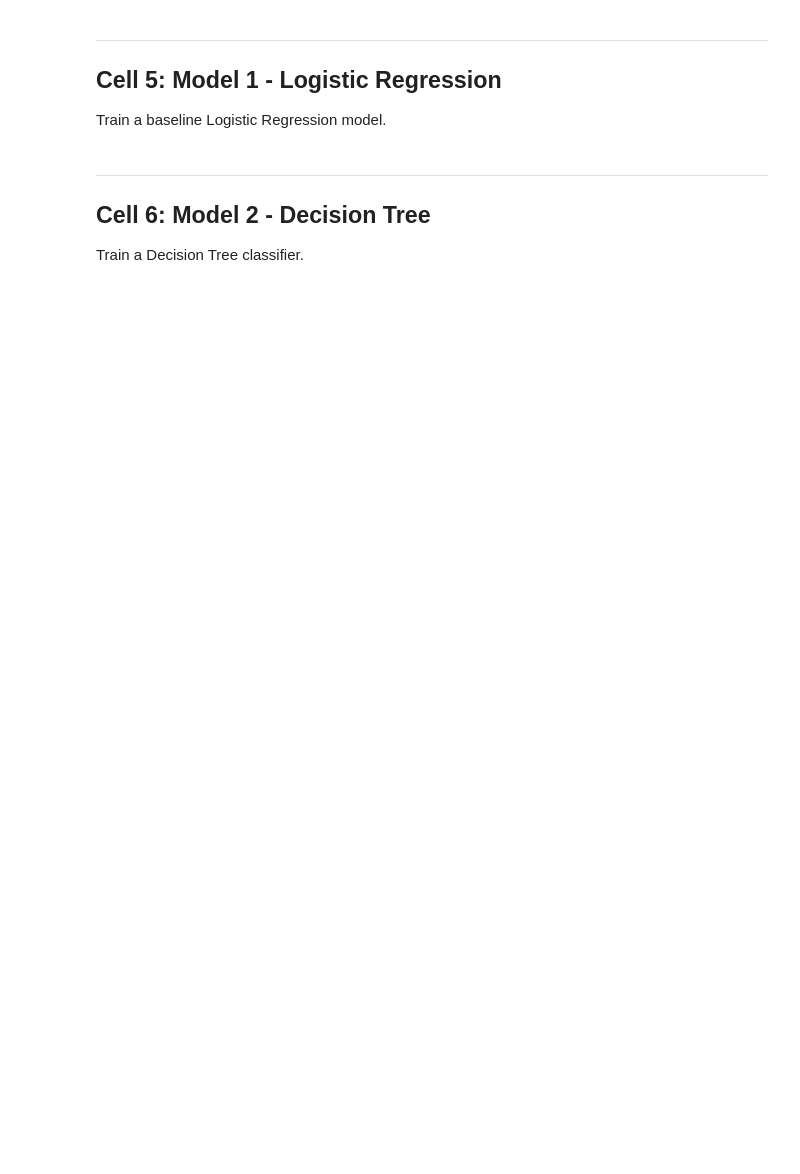
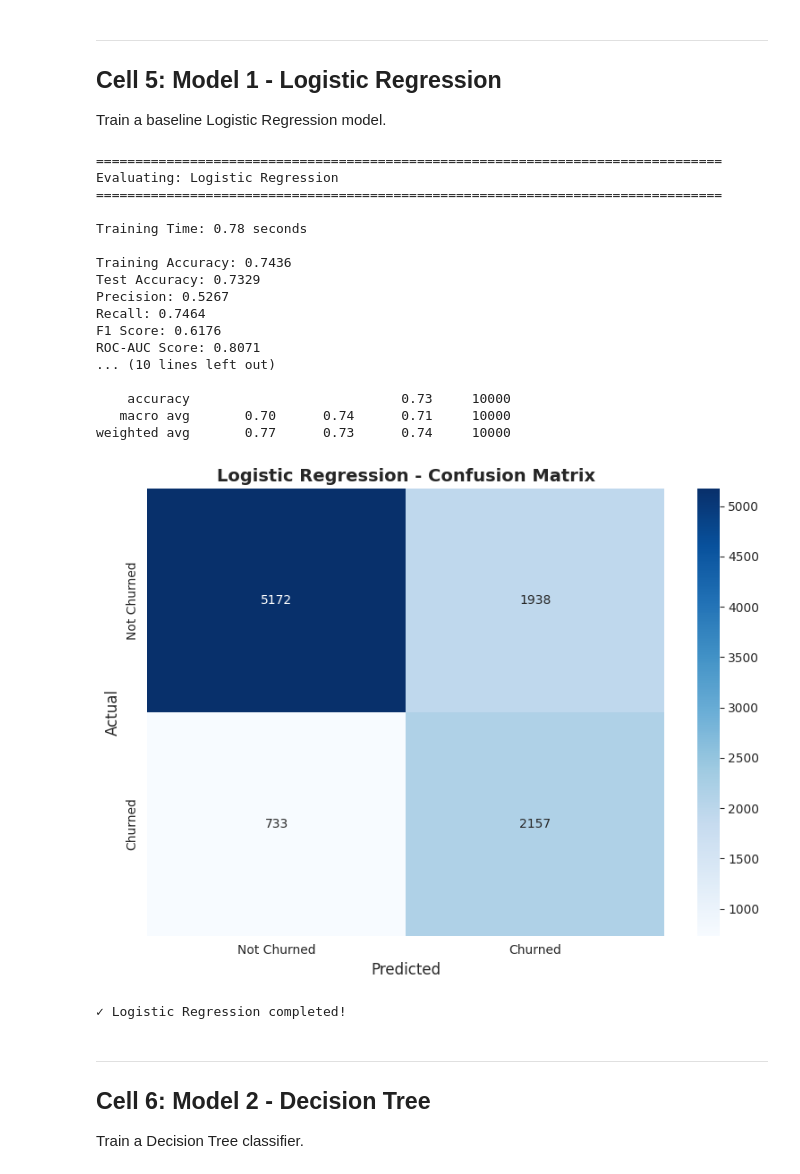
Before and after one commit to ahmedali283/ecommerce-customer-churn-prediction, a Jupyter notebook: Notebooks/03_Model_Training.ipynb, the cells around one changed output. Saved outputs shown, nothing was run; the diff lists cells and outputs as text; code cells hidden in the pictures; blank space fills up the shorter version.

```diff
--- a/Notebooks/03_Model_Training.ipynb
+++ b/Notebooks/03_Model_Training.ipynb
@@ -202,26 +250,46 @@ Train a baseline Logistic Regression model.
 # %%
 # Initialize model
 lr_model = LogisticRegression(random_state=42, max_iter=1000, solver='lbfgs')
 
 # Train and evaluate
 lr_metrics, lr_trained, lr_pred, lr_proba = evaluate_model(
-    lr_model, X_train_balanced, y_train_balanced, X_test, y_test,
+    lr_model, X_train_balanced, y_train_balanced, X_test_imputed, y_test,
     "Logistic Regression"
 )
 
 # Visualize Confusion Matrix
 cm = confusion_matrix(y_test, lr_pred)
 plt.figure(figsize=(8, 6))
 sns.heatmap(cm, annot=True, fmt='d', cmap='Blues',
             xticklabels=['Not Churned', 'Churned'],
             yticklabels=['Not Churned', 'Churned'])
 plt.title('Logistic Regression - Confusion Matrix', fontsize=14, fontweight='bold')
 plt.ylabel('Actual', fontsize=12)
 plt.xlabel('Predicted', fontsize=12)
 plt.tight_layout()
 plt.show()
 
 print("\n✓ Logistic Regression completed!")
+# %% [output]
+================================================================================
+Evaluating: Logistic Regression
+================================================================================
+
+Training Time: 0.78 seconds
+
+Training Accuracy: 0.7436
+Test Accuracy: 0.7329
+Precision: 0.5267
+Recall: 0.7464
+F1 Score: 0.6176
+ROC-AUC Score: 0.8071
+... (10 lines left out)
+
+    accuracy                           0.73     10000
+   macro avg       0.70      0.74      0.71     10000
+weighted avg       0.77      0.73      0.74     10000
+[figure, added]
+✓ Logistic Regression completed!
 # %% [markdown]
 ---
 ## Cell 6: Model 2 - Decision Tree
```
Also changed, not shown: parts of 21 cells of this notebook.
